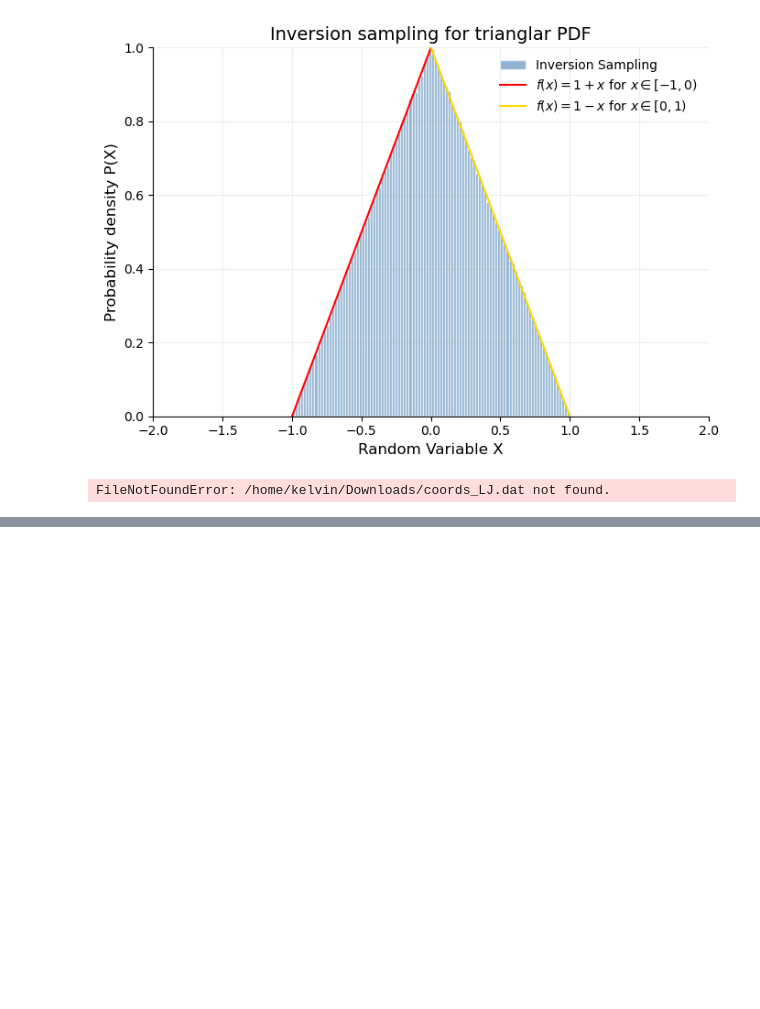
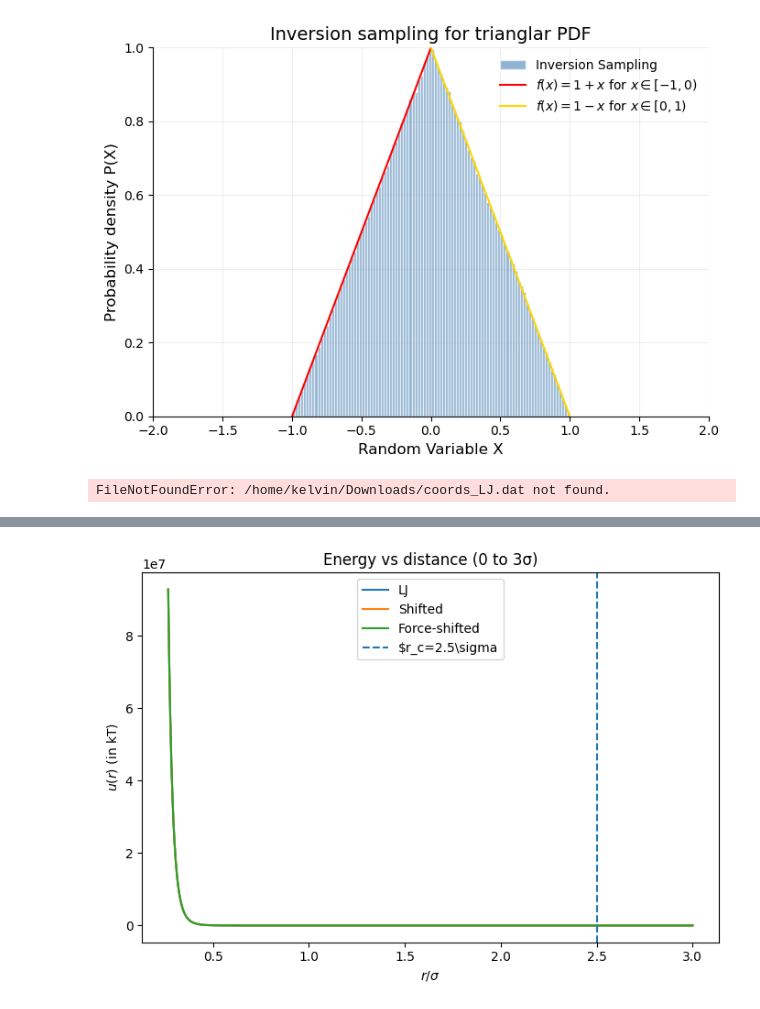
Before and after one commit to KirtiKT06/codes, a Jupyter notebook: notebooks/second_notebook.ipynb, the cells around one changed output, grey strips where cells are left out. Cells and saved outputs as stored; diff of their text form; code cells hidden in the pictures; blank space fills up the shorter version.

```diff
--- a/notebooks/second_notebook.ipynb
+++ b/notebooks/second_notebook.ipynb
@@ -1201,0 +1367,94 @@ print("Mean:", x.mean())
+# %%
+import numpy as np
+import matplotlib.pyplot as plt
+
+# Parameters
+sigma = 3.0   # Angstrom
+epsilon = 3.0  # in units of kT
+rc = 2.5 * sigma
+
+# Lennard-Jones potential
+def lj_u(r):
+    return 4 * epsilon * ((sigma / r)**12 - (sigma / r)**6)
+
+# Lennard-Jones force
+def lj_F(r):
+    return 24 * epsilon / r * (2 * (sigma / r)**12 - (sigma / r)**6)
+
+# Cutoff values
+u_rc = lj_u(rc)
+F_rc = lj_F(rc)
+du_dr_rc = -F_rc
+
+# Shifted potential
+def u_shift(r):
+    return np.where(r <= rc, lj_u(r) - u_rc, 0.0)
+
+# Force-shifted potential
+def u_fshift(r):
+    return np.where(r <= rc, lj_u(r) - u_rc - du_dr_rc * (r - rc), 0.0)
+
+# Forces corresponding to the three schemes
+def F_shift(r):
+    return np.where(r <= rc, lj_F(r), 0.0)
+
+def F_fshift(r):
+    return np.where(r <= rc, lj_F(r) - F_rc, 0.0)
+
+# Range 1: 0 to 3 sigma
+r1 = np.linspace(0.8, 3*sigma, 2000)
+
+plt.figure(figsize=(7,5))
+plt.plot(r1/sigma, lj_u(r1), label='LJ')
+plt.plot(r1/sigma, u_shift(r1), label='Shifted')
+plt.plot(r1/sigma, u_fshift(r1), label='Force-shifted')
+plt.axvline(rc/sigma, linestyle='--', label=r'$r_c=2.5\sigma')
+plt.xlabel(r'$r/\sigma$')
+plt.ylabel(r'$u(r)$ (in kT)')
+plt.title('Energy vs distance (0 to 3σ)')
+plt.legend()
+plt.tight_layout()
+#plt.show()
+
+# Range 2: 2.5 to 3 sigma
+r2 = np.linspace(2.5*sigma, 3*sigma, 1000)
+
+plt.figure(figsize=(7,5))
+plt.plot(r2/sigma, lj_u(r2), label='LJ')
+plt.plot(r2/sigma, u_shift(r2), label='Shifted')
+plt.plot(r2/sigma, u_fshift(r2), label='Force-shifted')
+plt.axvline(rc/sigma, linestyle='--', label=r'$r_c=2.5\sigma')
+plt.xlabel(r'$r/\sigma$')
+plt.ylabel(r'$u(r)$ (in kT)')
+plt.title('Energy near cutoff')
+plt.legend()
+plt.tight_layout()
+#plt.show()
+
+# Force plot 1: 0 to 3 sigma
+plt.figure(figsize=(7,5))
+plt.plot(r1/sigma, lj_F(r1), label='LJ')
+plt.plot(r1/sigma, F_shift(r1), label='Shifted')
+plt.plot(r1/sigma, F_fshift(r1), label='Force-shifted')
+plt.axvline(rc/sigma, linestyle='--', label=r'$r_c=2.5\sigma')
+plt.xlabel(r'$r/\sigma$')
+plt.ylabel('Force')
+plt.title('Force vs distance (0 to 3σ)')
+plt.legend()
+plt.tight_layout()
+#plt.show()
+
+# Force plot 2: 2.5 to 3 sigma
+plt.figure(figsize=(7,5))
+plt.plot(r2/sigma, lj_F(r2), label='LJ')
+plt.plot(r2/sigma, F_shift(r2), label='Shifted')
+plt.plot(r2/sigma, F_fshift(r2), label='Force-shifted')
+plt.axvline(rc/sigma, linestyle='--', label=r'$r_c=2.5\sigma')
+plt.xlabel(r'$r/\sigma$')
+plt.ylabel('Force')
+plt.title('Force near cutoff')
+plt.legend()
+plt.tight_layout()
+plt.show()
+# %% [output]
+[figure, added]
```
Also changed, not shown: parts of 7 cells of this notebook, 9 other files.
